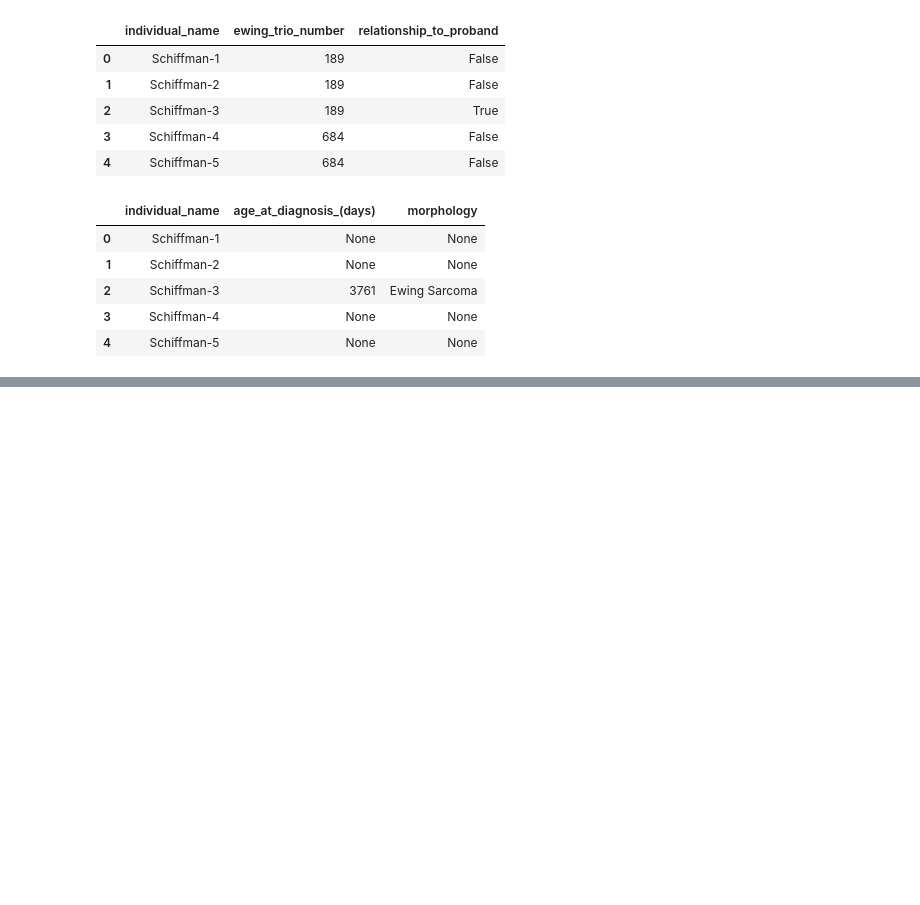
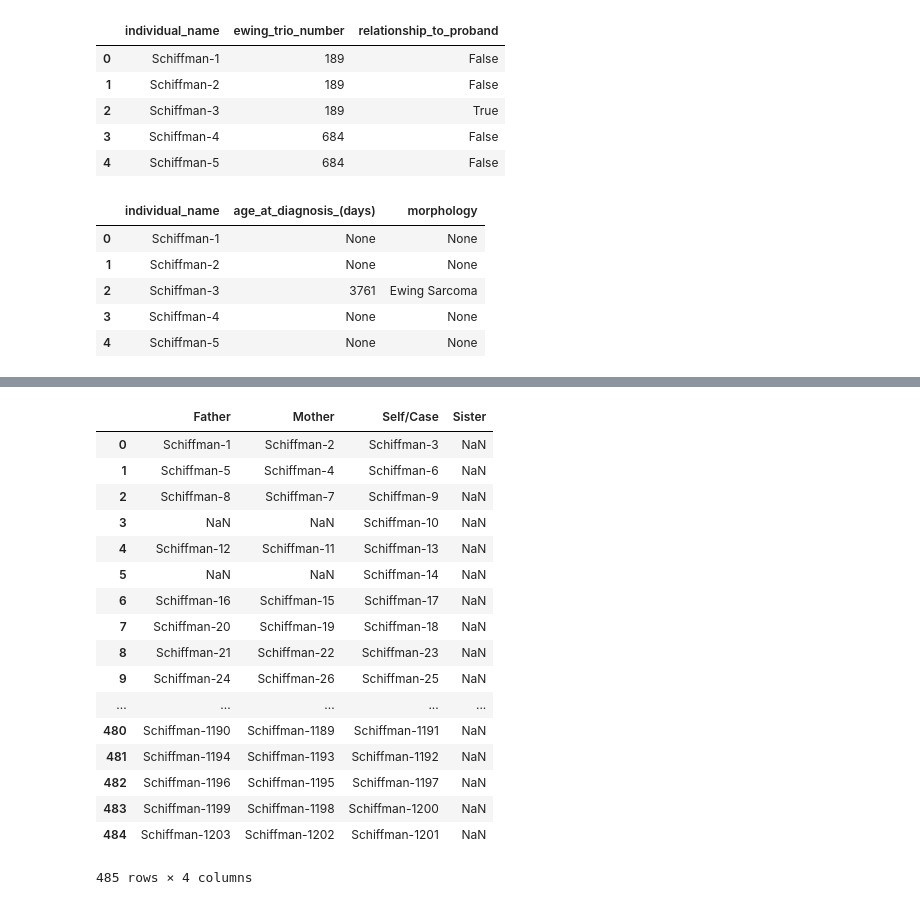
Before and after one commit to ConnorBarnhill/kf-api-dataservice, a Jupyter notebook: dataservice/util/data_import/schiffman/Schiffman-Import.ipynb, the cells around one changed output, grey strips where cells are left out. Saved outputs shown, nothing was run; the diff lists cells and outputs as text; code cells hidden in the pictures; blank space fills up the shorter version.

```diff
--- a/dataservice/util/data_import/schiffman/Schiffman-Import.ipynb
+++ b/dataservice/util/data_import/schiffman/Schiffman-Import.ipynb
@@ -385,0 +401,23 @@ diagnosis_df.head()
+# %%
+# Family relationships
+df = all_data_df[['individual_name', 'relationship_to_proband', 'ewing_trio_number']]
+df.drop_duplicates('individual_name', inplace=True)
+df['ewing_trio_number'] = df['ewing_trio_number'].astype(str)
+fams = []
+# For each group
+for name, g in df.groupby('ewing_trio_number'):
+    fam = {}
+    # For each individual in family group
+    for idx, row in g.iterrows():
+        rel = row['relationship_to_proband']
+        if rel == 'Self/Case':
+            col = 'relative_id'
+        else:
+            col = 'participant_id'
+        fam[col] = row['individual_name']
+        fam['participant_to_relative_relation'] = rel
+    if rel != 'Self/Case':
+        fams.append(fam)
+df = pd.DataFrame(fams)
+def func(row): return "_".join(['rel', str(row.name)])
+df['rel_id'] = df.apply(func, axis=1)
@@ -385,0 +433,30 @@ diagnosis_df.head()
+# %%
+# Create family relationships
+df = all_data_df[['individual_name', 'relationship_to_proband', 'ewing_trio_number']]
+family_dict = {}
+for idx, row in df.iterrows():
+    fam_id = row['ewing_trio_number']
+    if fam_id not in family_dict:
+        family_dict[fam_id] = {}
+    family_dict[fam_id][row['relationship_to_proband']] = row['individual_name']
+df = pd.DataFrame(list(family_dict.values()))
+df
+# %% [output]
+|  | Father | Mother | Self/Case | Sister |
+| 0 | Schiffman-1 | Schiffman-2 | Schiffman-3 | NaN |
+| 1 | Schiffman-5 | Schiffman-4 | Schiffman-6 | NaN |
+| 2 | Schiffman-8 | Schiffman-7 | Schiffman-9 | NaN |
+| 3 | NaN | NaN | Schiffman-10 | NaN |
+| 4 | Schiffman-12 | Schiffman-11 | Schiffman-13 | NaN |
+| 5 | NaN | NaN | Schiffman-14 | NaN |
+| 6 | Schiffman-16 | Schiffman-15 | Schiffman-17 | NaN |
+| 7 | Schiffman-20 | Schiffman-19 | Schiffman-18 | NaN |
+| 8 | Schiffman-21 | Schiffman-22 | Schiffman-23 | NaN |
+| 9 | Schiffman-24 | Schiffman-26 | Schiffman-25 | NaN |
+| ... | ... | ... | ... | ... |
+| 480 | Schiffman-1190 | Schiffman-1189 | Schiffman-1191 | NaN |
+| 481 | Schiffman-1194 | Schiffman-1193 | Schiffman-1192 | NaN |
+| 482 | Schiffman-1196 | Schiffman-1195 | Schiffman-1197 | NaN |
+| 483 | Schiffman-1199 | Schiffman-1198 | Schiffman-1200 | NaN |
+| 484 | Schiffman-1203 | Schiffman-1202 | Schiffman-1201 | NaN |
+485 rows × 4 columns
```
Also changed, not shown: parts of 3 cells of this notebook, 6 other files.
